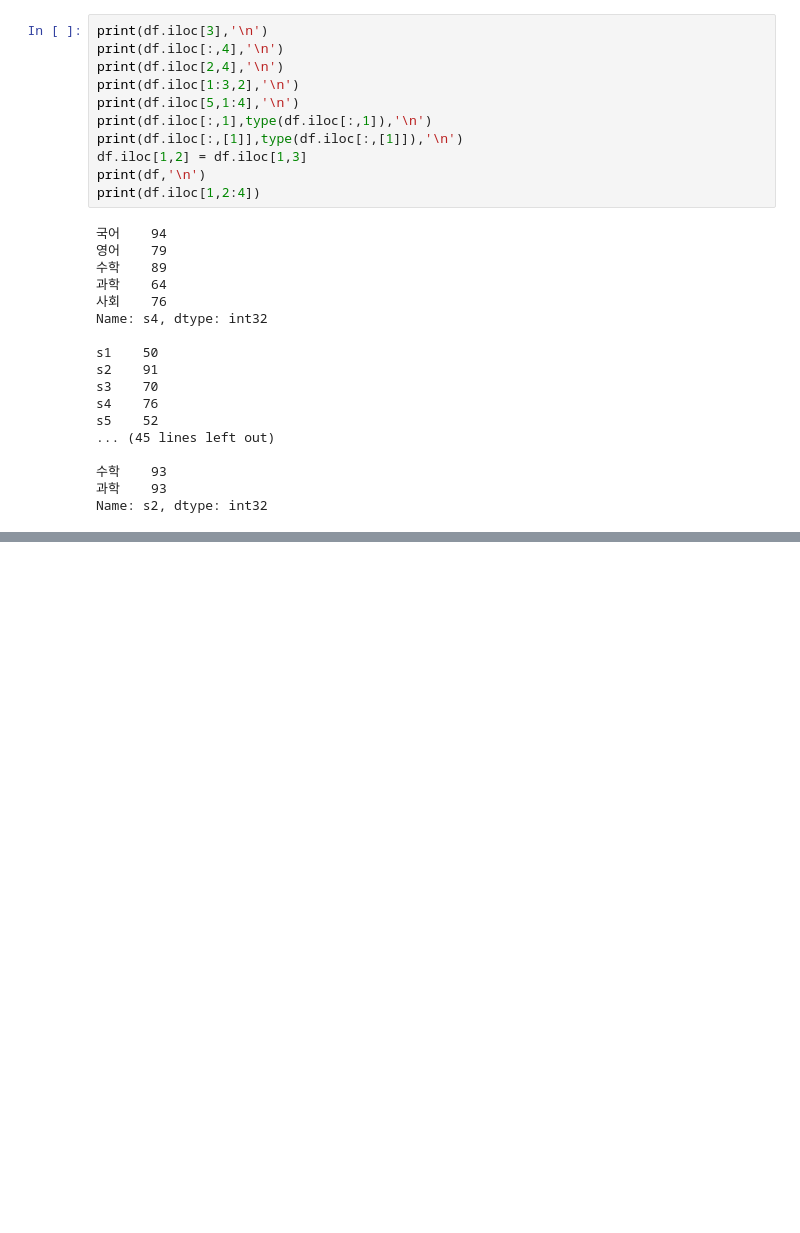
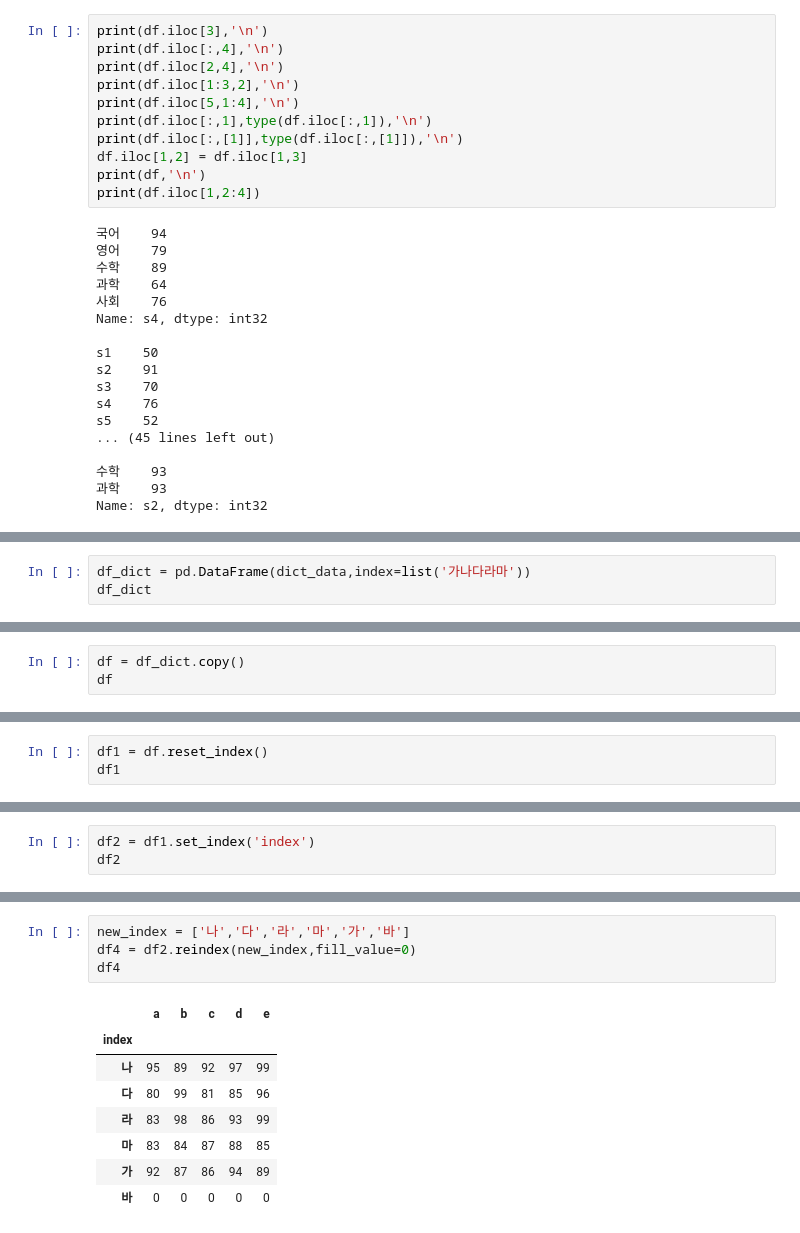
Before and after one commit to ilm52626/HKMD1_Complementary, a Jupyter notebook: m2_분석라이브러리/pandas/pandas_데이터형식_guide.ipynb, the cells around one changed output, grey strips where cells are left out. Saved outputs shown, nothing was run; the diff lists cells and outputs as text; blank space fills up the shorter version.

```diff
--- a/m2_분석라이브러리/pandas/pandas_데이터형식_guide.ipynb
+++ b/m2_분석라이브러리/pandas/pandas_데이터형식_guide.ipynb
@@ -632,0 +686,3 @@ Name: s2, dtype: int32
+# %%
+df_dict = pd.DataFrame(dict_data,index=list('가나다라마'))
+df_dict
@@ -632,0 +696,3 @@ Name: s2, dtype: int32
+# %%
+df = df_dict.copy()
+df
@@ -632,0 +754,3 @@ Name: s2, dtype: int32
+# %%
+df1 = df.reset_index()
+df1
@@ -632,0 +764,3 @@ Name: s2, dtype: int32
+# %%
+df2 = df1.set_index('index')
+df2
@@ -632,0 +785,13 @@ Name: s2, dtype: int32
+# %%
+new_index = ['나','다','라','마','가','바']
+df4 = df2.reindex(new_index,fill_value=0)
+df4
+# %% [output]
+|  | a | b | c | d | e |
+| index |  |  |  |  |  |
+| 나 | 95 | 89 | 92 | 97 | 99 |
+| 다 | 80 | 99 | 81 | 85 | 96 |
+| 라 | 83 | 98 | 86 | 93 | 99 |
+| 마 | 83 | 84 | 87 | 88 | 85 |
+| 가 | 92 | 87 | 86 | 94 | 89 |
+| 바 | 0 | 0 | 0 | 0 | 0 |
```
Also changed, not shown: parts of 23 cells of this notebook.
